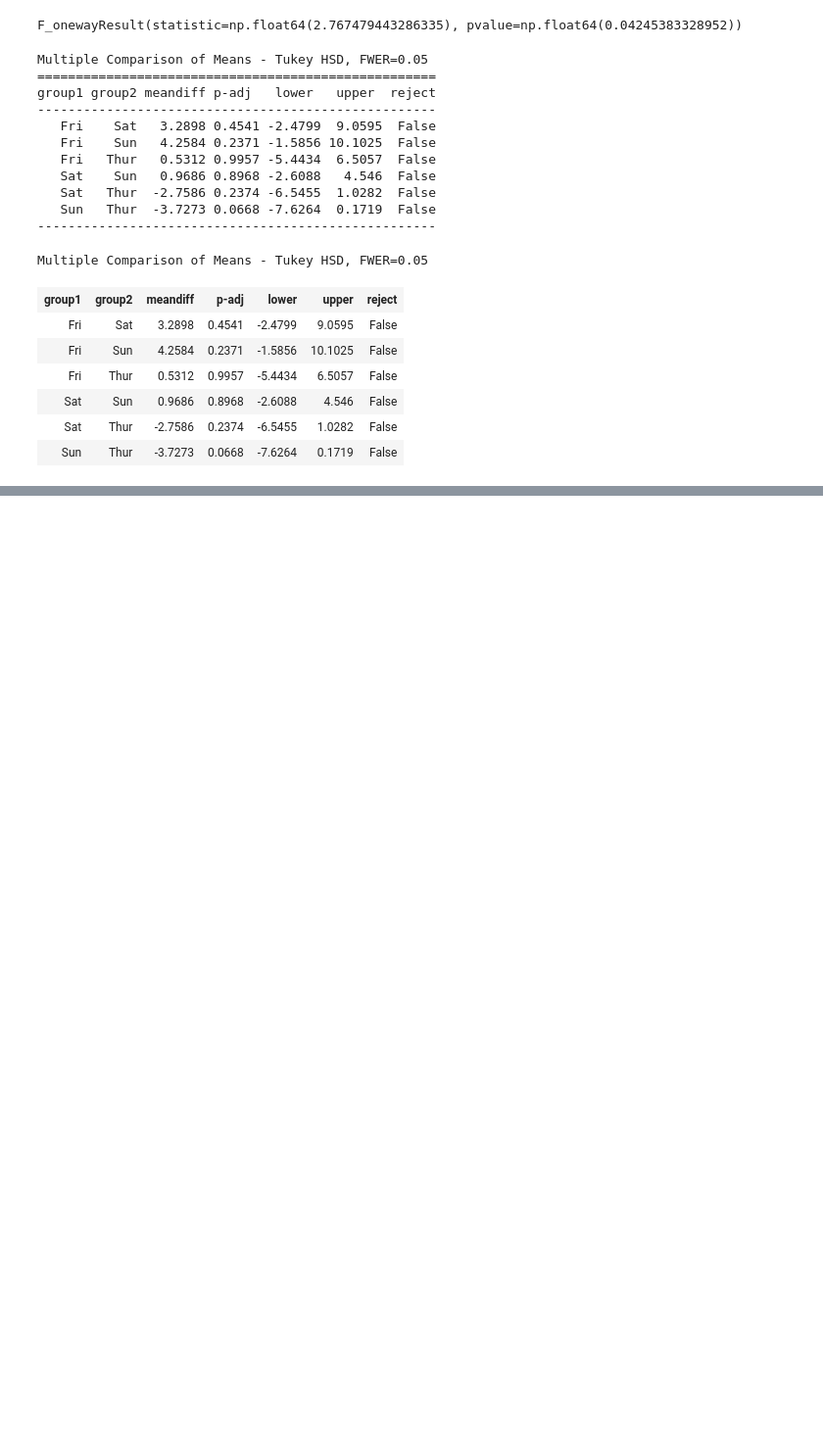
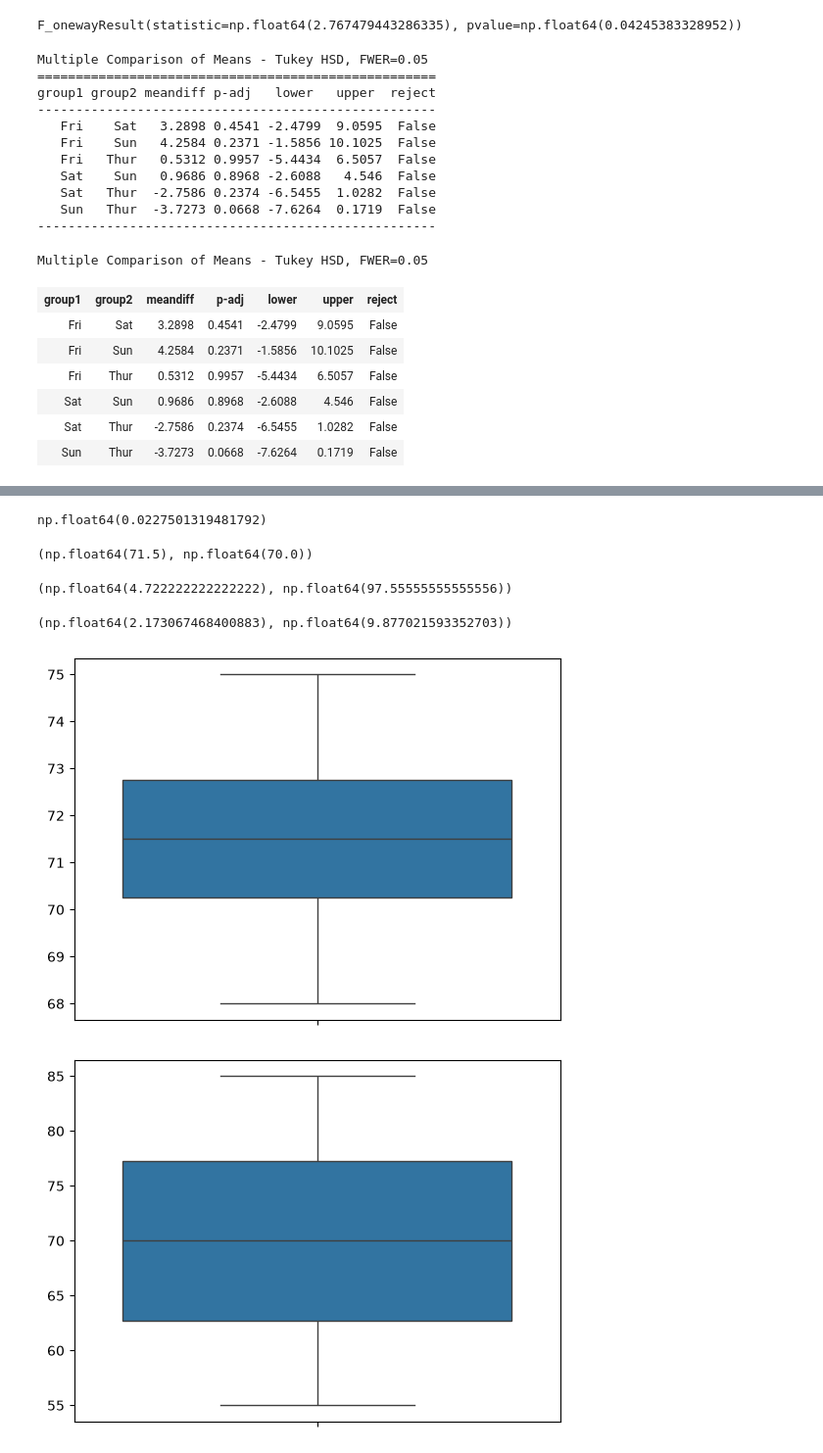
Before and after one commit to Kimchi-2025/big0611, a Jupyter notebook: py/stats.ipynb, the cells around one changed output, grey strips where cells are left out. Shown at 98% size. Cells and saved outputs as stored; diff of their text form; code cells hidden in the pictures; blank space fills up the shorter version.

```diff
--- a/py/stats.ipynb
+++ b/py/stats.ipynb
@@ -1880,0 +2089,34 @@ Multiple Comparison of Means - Tukey HSD, FWER=0.05
+# %%
+norm.sf(2)
+# %% [output]
+np.float64(0.0227501319481792)
+# %%
+class_a = np.array([
+    68, 72, 75, 71, 69,
+    73, 74, 70, 72, 71
+])
+
+class_b = np.array([
+    55, 62, 68, 75, 81,
+    59, 85, 72, 65, 78
+])
+# %%
+class_a.mean(), class_b.mean()
+# %% [output]
+(np.float64(71.5), np.float64(70.0))
+# %%
+class_a.var(ddof=1), class_b.var(ddof=1)
+# %% [output]
+(np.float64(4.722222222222222), np.float64(97.55555555555556))
+# %%
+class_a.std(ddof=1), class_b.std(ddof=1)
+# %% [output]
+(np.float64(2.173067468400883), np.float64(9.877021593352703))
+# %%
+sns.boxplot(class_a)
+plt.show()
+sns.boxplot(class_b)
+plt.show()
+# %% [output]
+[figure, added]
+[figure, added]
```
Also changed, not shown: parts of 74 cells of this notebook, 2 other files.
